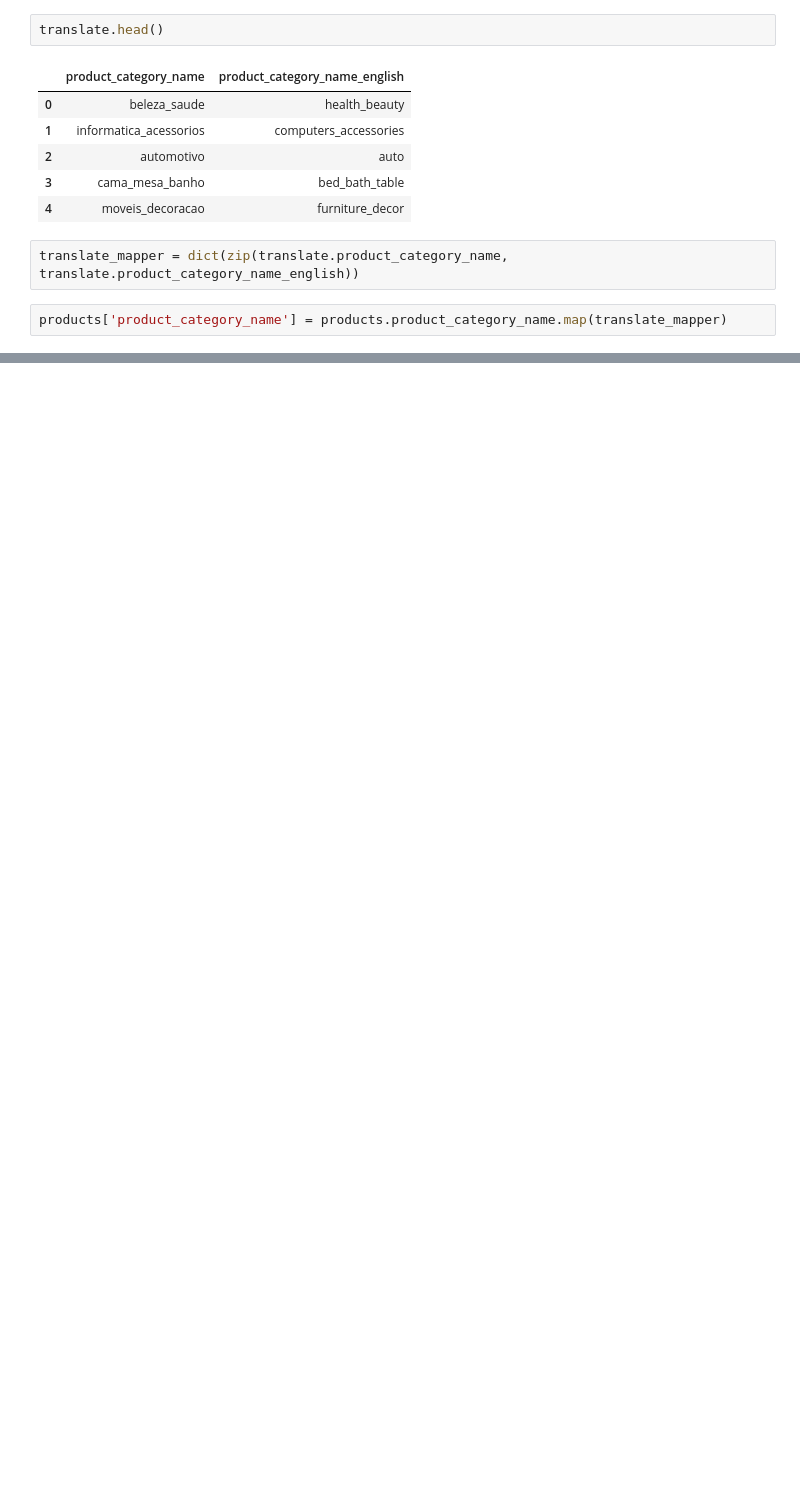
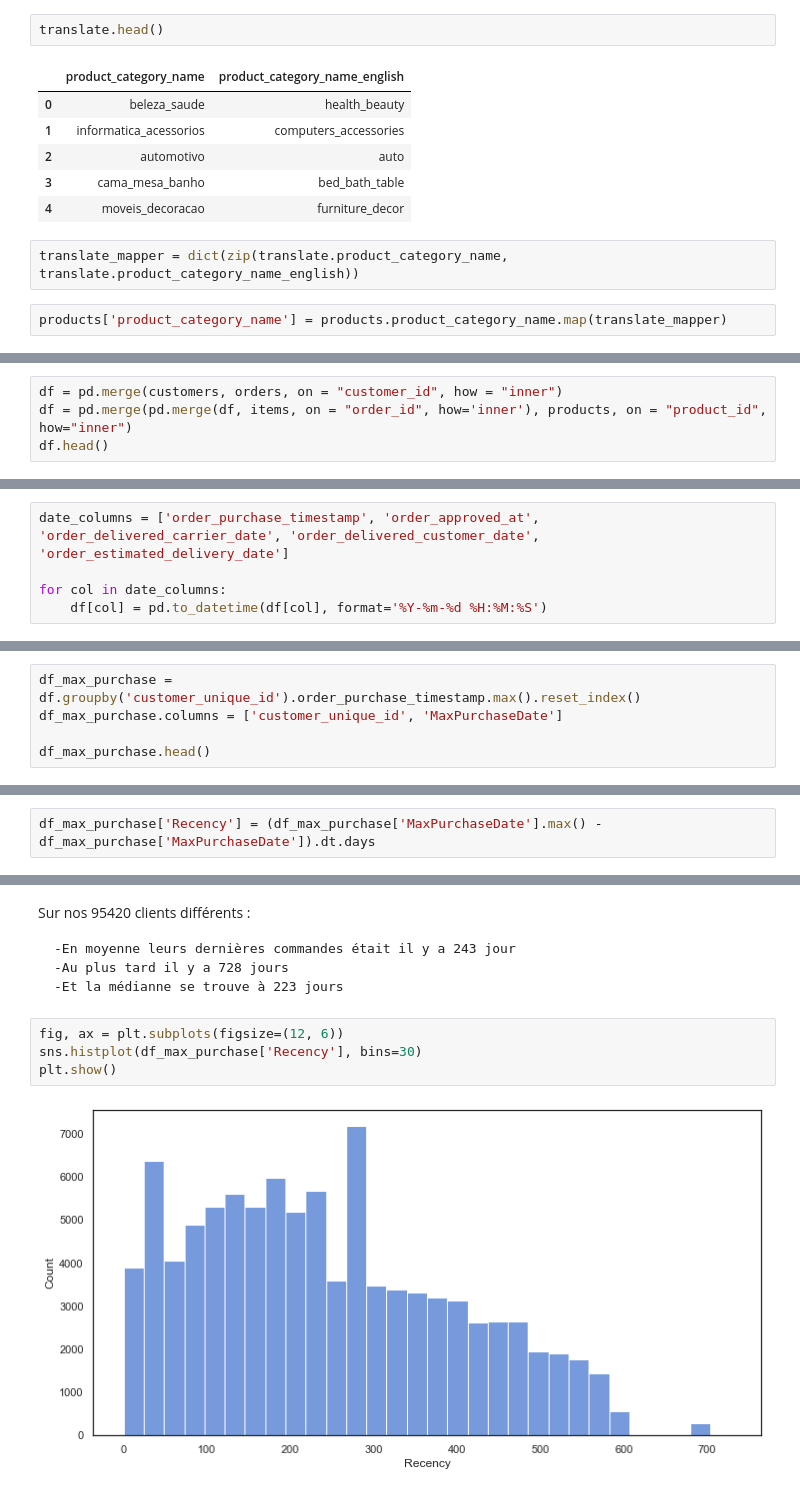
Before and after one commit to Data-dream-team-Laurence/Brief-data-dream-team, a Jupyter notebook: segmentation_client/segmentation.ipynb, the cells around one changed output, grey strips where cells are left out. Drawn from its saved outputs; the diff is of its cells as text; blank space fills up the shorter version.

```diff
--- a/segmentation_client/segmentation.ipynb
+++ b/segmentation_client/segmentation.ipynb
@@ -40,0 +57,4 @@ Name: product_category_name, Length: 71, dtype: int64
+# %%
+df = pd.merge(customers, orders, on = "customer_id", how = "inner")
+df = pd.merge(pd.merge(df, items, on = "order_id", how='inner'), products, on = "product_id", how="inner")
+df.head()
@@ -40,0 +75,5 @@ Name: product_category_name, Length: 71, dtype: int64
+# %%
+date_columns = ['order_purchase_timestamp', 'order_approved_at', 'order_delivered_carrier_date', 'order_delivered_customer_date', 'order_estimated_delivery_date']
+
+for col in date_columns:
+    df[col] = pd.to_datetime(df[col], format='%Y-%m-%d %H:%M:%S')
@@ -40,0 +118,5 @@ Name: product_category_name, Length: 71, dtype: int64
+# %%
+df_max_purchase = df.groupby('customer_unique_id').order_purchase_timestamp.max().reset_index()
+df_max_purchase.columns = ['customer_unique_id', 'MaxPurchaseDate']
+
+df_max_purchase.head()
@@ -40,0 +130,2 @@ Name: product_category_name, Length: 71, dtype: int64
+# %%
+df_max_purchase['Recency'] = (df_max_purchase['MaxPurchaseDate'].max() - df_max_purchase['MaxPurchaseDate']).dt.days
@@ -40,0 +160,12 @@ Name: product_category_name, Length: 71, dtype: int64
+# %% [markdown]
+Sur nos 95420 clients différents :
+
+    -En moyenne leurs dernières commandes était il y a 243 jour
+    -Au plus tard il y a 728 jours
+    -Et la médianne se trouve à 223 jours
+# %%
+fig, ax = plt.subplots(figsize=(12, 6))
+sns.histplot(df_max_purchase['Recency'], bins=30)
+plt.show()
+# %% [output]
+[figure, added]
```
Also changed, not shown: parts of 18 cells of this notebook.
